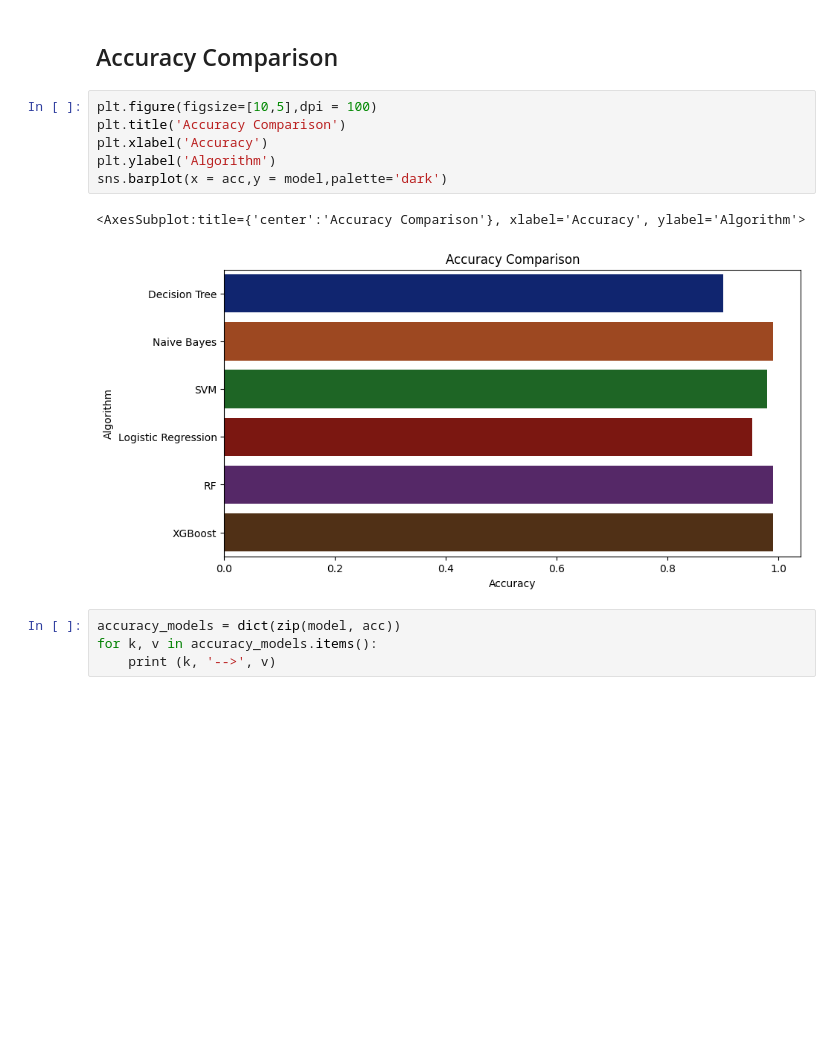
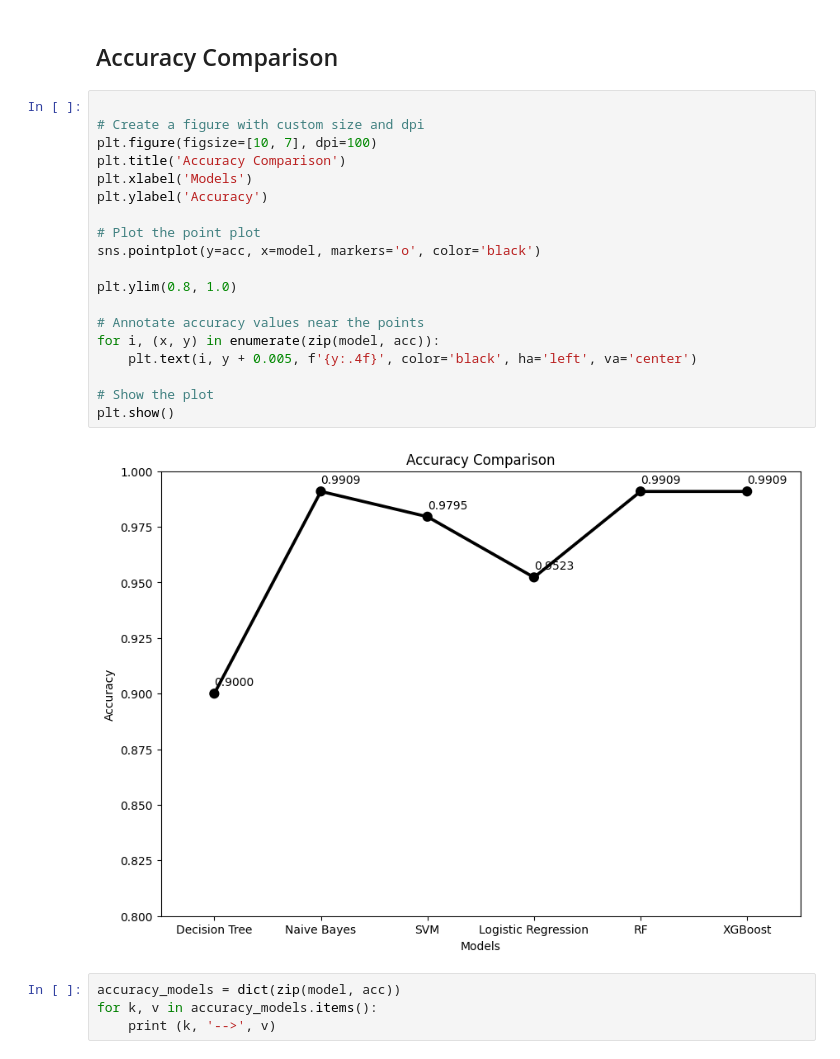
Before and after one commit to Kiruthik-Raj/GrowRight, a Jupyter notebook: notebooks/Crop_Recommendation_Model.ipynb, the cells around one changed output. Cells and saved outputs as stored; diff of their text form; blank space fills up the shorter version.

```diff
--- a/notebooks/Crop_Recommendation_Model.ipynb
+++ b/notebooks/Crop_Recommendation_Model.ipynb
@@ -454,15 +438,27 @@ pickle.dump(XB, XB_Model_pkl)
 XB_Model_pkl.close()
 # %% [markdown]
 ## Accuracy Comparison
-# %%
-plt.figure(figsize=[10,5],dpi = 100)
-plt.title('Accuracy Comparison')
-plt.xlabel('Accuracy')
-plt.ylabel('Algorithm')
-sns.barplot(x = acc,y = model,palette='dark')
-# %% [output]
-<AxesSubplot:title={'center':'Accuracy Comparison'}, xlabel='Accuracy', ylabel='Algorithm'>
-[figure, removed]
+# %%
+
+# Create a figure with custom size and dpi
+plt.figure(figsize=[10, 7], dpi=100)
+plt.title('Accuracy Comparison')
+plt.xlabel('Models')
+plt.ylabel('Accuracy')
+
+# Plot the point plot
+sns.pointplot(y=acc, x=model, markers='o', color='black')
+
+plt.ylim(0.8, 1.0)
+
+# Annotate accuracy values near the points
+for i, (x, y) in enumerate(zip(model, acc)):
+    plt.text(i, y + 0.005, f'{y:.4f}', color='black', ha='left', va='center')
+
+# Show the plot
+plt.show()
+# %% [output]
+[figure, added]
 # %%
 accuracy_models = dict(zip(model, acc))
 for k, v in accuracy_models.items():
```
Also changed, not shown: parts of 2 cells of this notebook, 3 other files.
